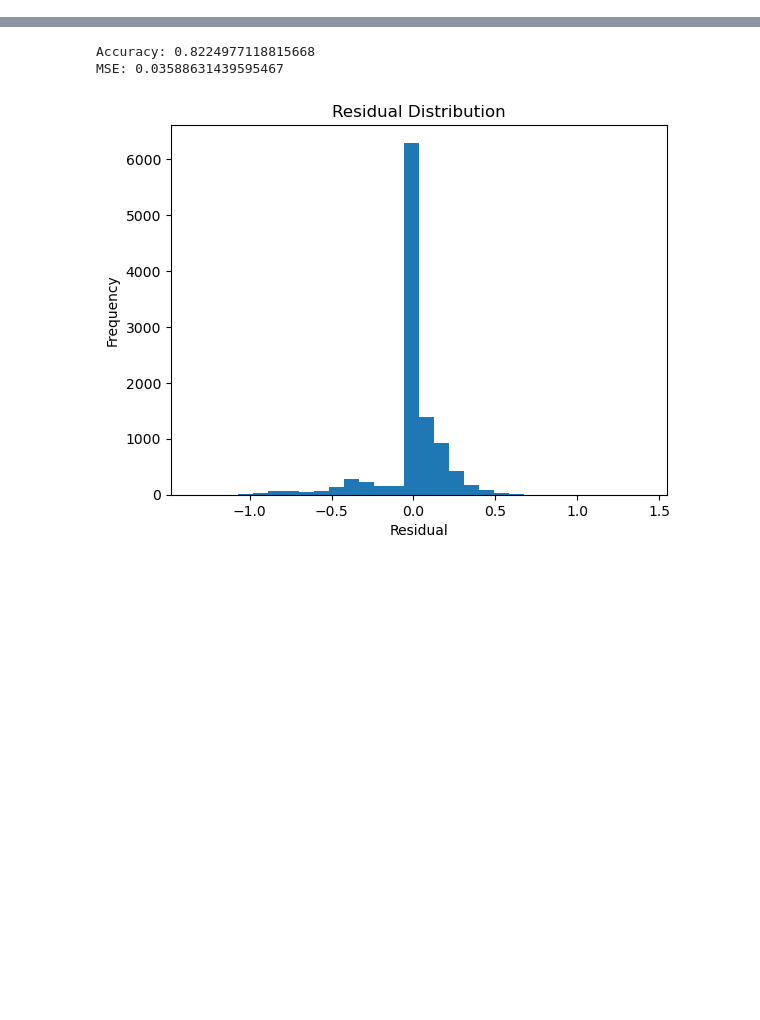
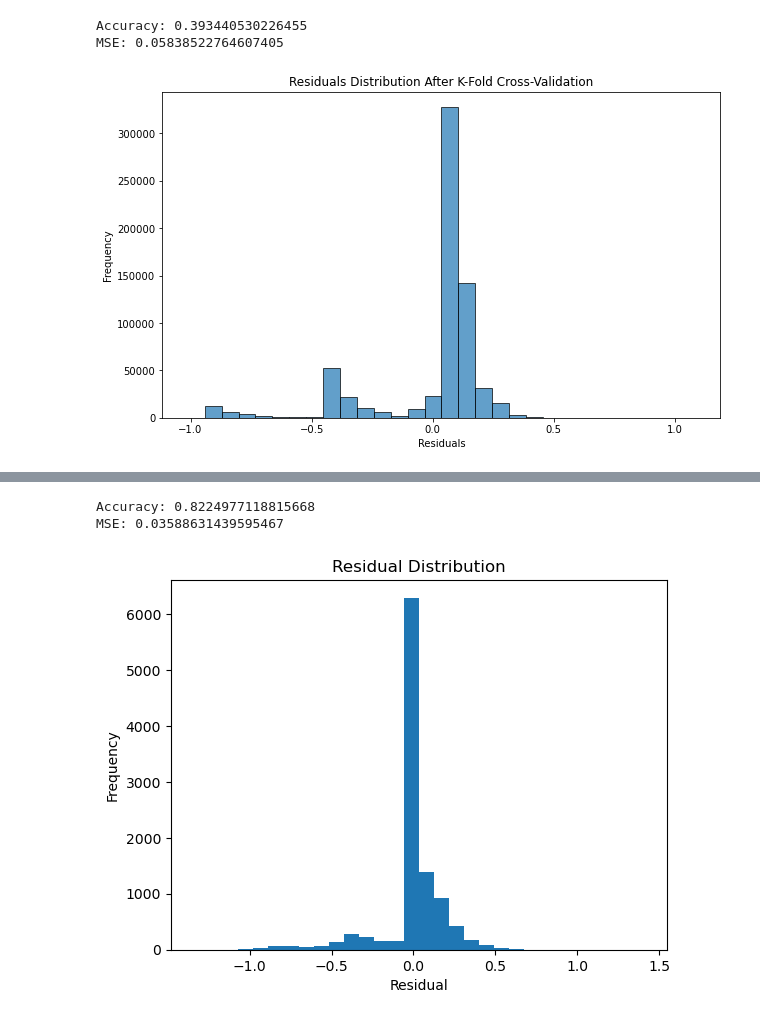
Before and after one commit to Xander-Coles/Trees, a Jupyter notebook: Neural Network Health.ipynb, the cells around one changed output, grey strips where cells are left out. Cells and saved outputs as stored; diff of their text form; code cells hidden in the pictures; blank space fills up the shorter version.

```diff
--- a/Neural Network Health.ipynb
+++ b/Neural Network Health.ipynb
@@ -47,3 +28,28 @@ x = x.drop(columns=["spc_common"])
 #print(x.isnull().sum())
 #x.to_csv('output.csv', index=False)
 xH=x.copy()
+# %%
+#-----------------------------FINAL HEALTH MODEL ----------------------------------------------
+#USE THIS
+scaler = PowerTransformer()
+x_scaled= scaler.fit_transform(xH)
+mlp_H= MLPRegressor(hidden_layer_sizes=(10, 5), activation='relu',solver='adam', alpha=1, max_iter=300, early_stopping=True, random_state=42)
+#mlp_H.fit(x_trainH, y_trainH)
+cv = KFold(n_splits=5, shuffle=True, random_state=42)
+y_pred = cross_val_predict(mlp_H, x_scaled, y, cv=cv)
+residuals = y - y_pred
+accuracy = r2_score(y, y_pred)
+mse = mean_squared_error(y, y_pred)
+#print the accuracy
+print("Accuracy:", accuracy)
+print("MSE:", mse)
+plt.figure(figsize=(10, 6))
+plt.hist(residuals, bins=30, edgecolor='k', alpha=0.7)
+plt.title('Residuals Distribution After K-Fold Cross-Validation')
+plt.xlabel('Residuals')
+plt.ylabel('Frequency')
+plt.show()
+# %% [output]
+Accuracy: 0.393440530226455
+MSE: 0.05838522764607405
+[figure, added]
```
Also changed, not shown: parts of 7 cells of this notebook.
